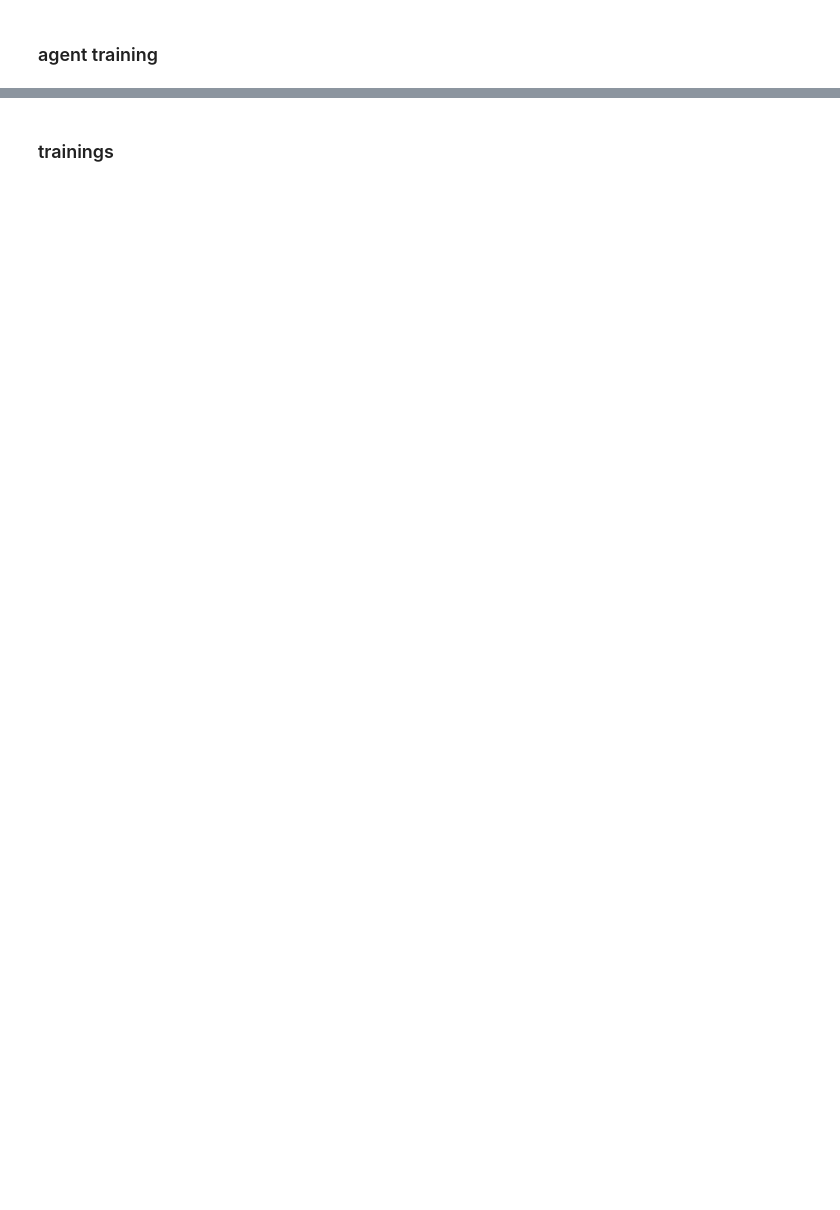
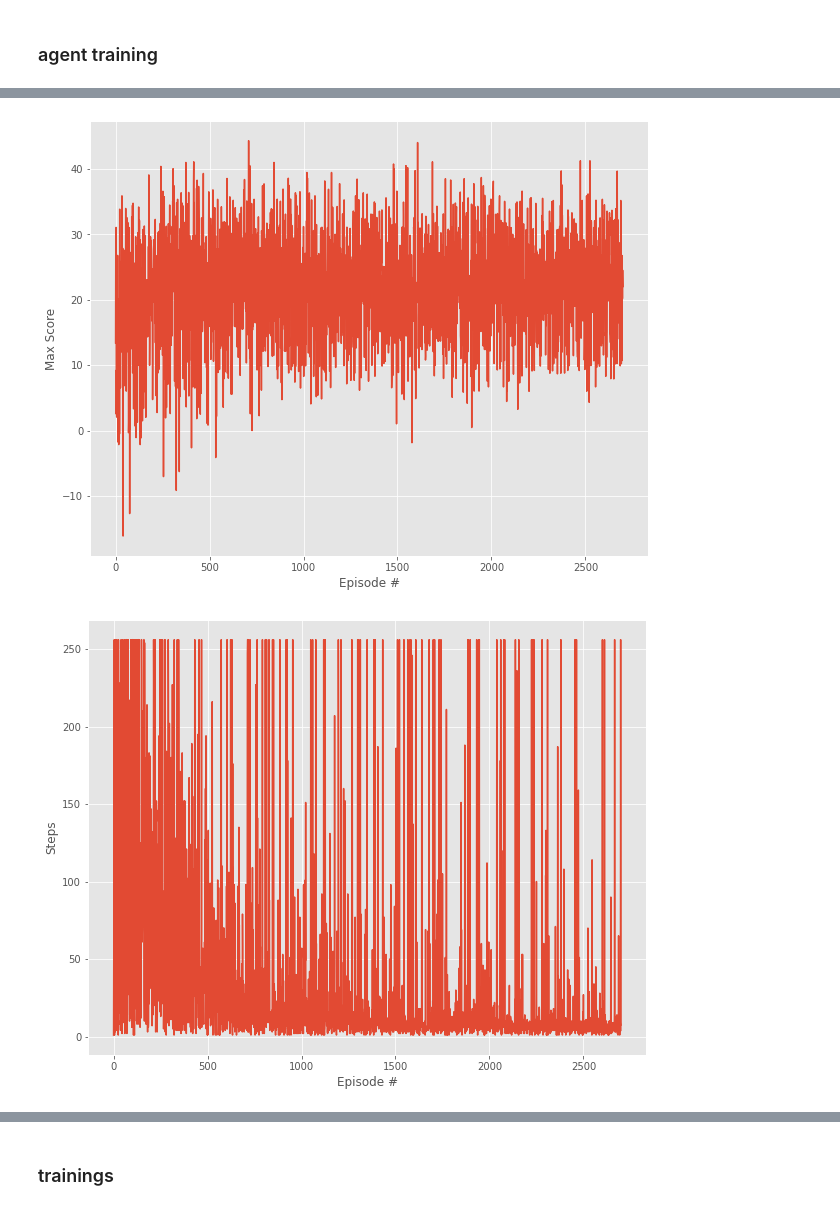
Before and after one commit to dllllb/rllr, a Jupyter notebook: notebooks/nikita_dqn_DRAFT.ipynb, the cells around one changed output, grey strips where cells are left out. Cells and saved outputs as stored; diff of their text form; code cells hidden in the pictures; blank space fills up the shorter version.

```diff
--- a/notebooks/nikita_dqn_DRAFT.ipynb
+++ b/notebooks/nikita_dqn_DRAFT.ipynb
@@ -58,10 +57 @@ config['expected_steps_params']['buffer_size'] = 1000
 expected_steps_learner = ExpectedStepsAmountLeaner(config['expected_steps_params'])
-# %%
-env = gen_env(config['env'], reward_function=lambda *args: 0)
-# expected_steps_learner.model.fc[-1].bias.data.fill_(20.)
-
-for i in range(50):
-
-    # expected_steps_learner.reset_buffer()
-    expected_steps_learner.collect_episodes(env, agent)
-    expected_steps_learner.learn(verbose=True)
@@ -88,0 +58,2 @@ KeyboardInterrupt:
+# %%
+config['env']['goal_type'] = 'random'
@@ -88,0 +62,12 @@ KeyboardInterrupt:
+# %%
+expected_steps_learner.config['update_step'] = 10_000_000
+
+scores, steps = run_episodes(
+    env=env,
+    agent=agent,
+    steps_learner=expected_steps_learner,
+    n_episodes=config['expected_steps_params.warm_up'],
+    agent_train_mode=False,
+    verbose=config['training.verbose'],
+    max_steps=config['expected_steps_params.warm_up_max_steps']
+)
@@ -91,5 +100,10 @@ KeyboardInterrupt:
 # %%
-reward_function = ExpectedStepsAmountReward(expected_steps_learner.model)
-env = gen_env(config['env'], reward_function=reward_function)
+expected_steps_learner.config['update_step'] = 10_000_000
 
-scores, steps = run_episodes(env, agent, n_episodes=config['training.n_episodes'], verbose=config['training.verbose'])
+scores, steps = run_episodes(
+    env=env,
+    agent=agent,
+    steps_learner=expected_steps_learner,
+    n_episodes=config['training.n_episodes'],
+    verbose=config['training.verbose']
+)
@@ -104,3 +110,8 @@ scores, steps = run_episodes(env, agent, n_episodes=config['training.n_episodes'
+# %%
+display_stats(scores, steps)
+# %% [output]
+[figure, added]
+[figure, added]
 # %%
 env = gen_env(config['env'], reward_function, verbose=True)
 print(run_episode(env, agent, train_mode=True))
```
Also changed, not shown: parts of 40 cells of this notebook, 8 other files.
